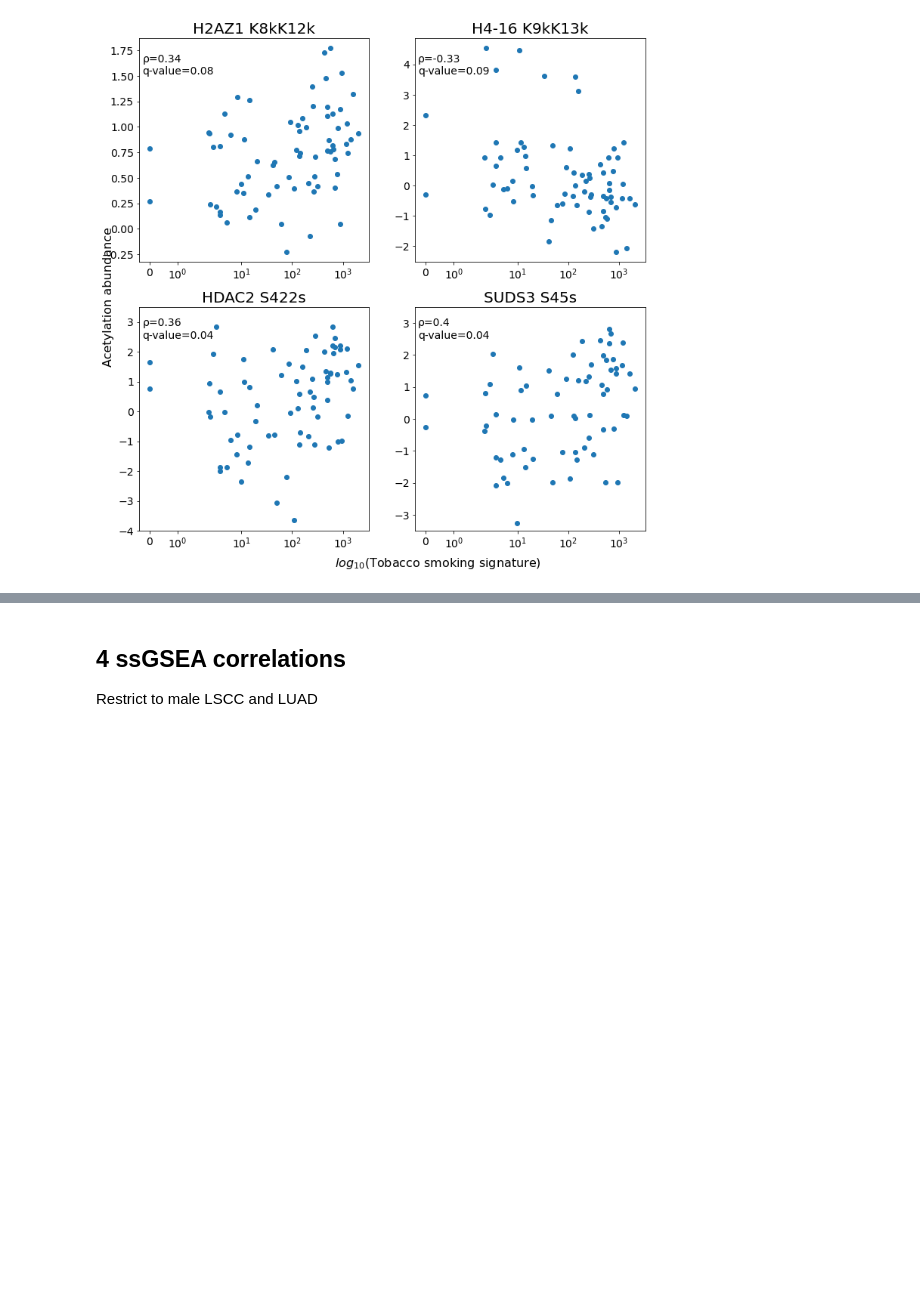
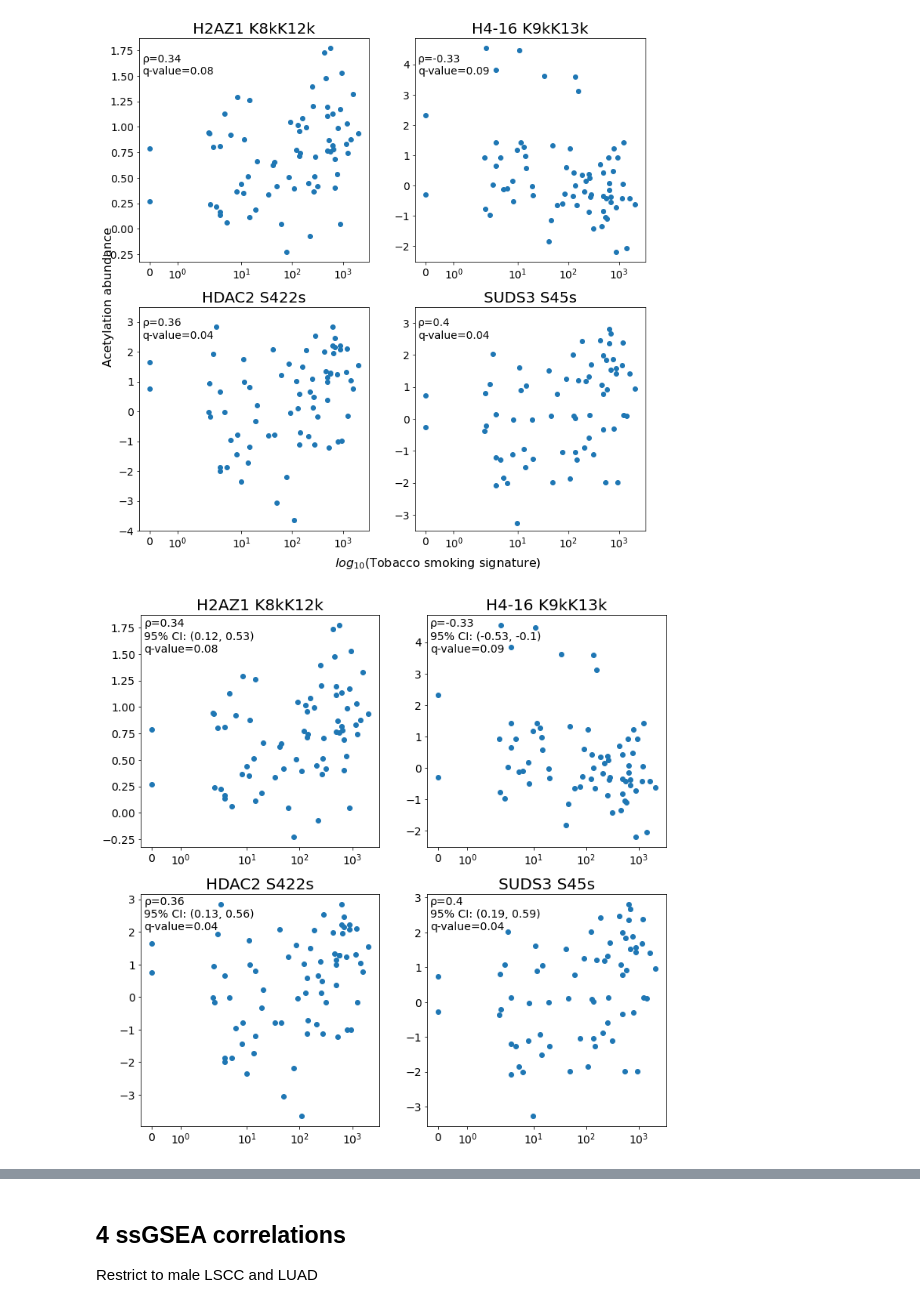
Before and after one commit to getzlab/CPTAC_PanCan_PTM_2023, a Jupyter notebook: Fig5/02_histone_tobacco_analysis_v2.ipynb, the cells around one changed output, grey strips where cells are left out. Cells and saved outputs as stored; diff of their text form; code cells hidden in the pictures; blank space fills up the shorter version.

Commit message:
Figure 5B revisions

```diff
--- a/Fig5/02_histone_tobacco_analysis_v2.ipynb
+++ b/Fig5/02_histone_tobacco_analysis_v2.ipynb
@@ -347,0 +405,78 @@ scatter_fig.savefig("../figures/histone_analysis/smoking_histone_correlations_v2
+# %%
+# Create a confidence interval on the correlation coefficients and p-value
+# Sample with replacement
+scatter_fig, scatter_ax = plt.subplots(ncols=2, nrows=2, figsize=(12,12))
+
+# H2AZ1 K8 K12 acetylation
+include_luad_s = luad_raw_res_acetyl_df.loc[luad_s][asite1].dropna().index
+scatter_ax[0][0].scatter(H_mut.loc[luad_s]['Tobacco Smoking'],
+                         luad_raw_res_acetyl_df.loc[luad_s][asite1])
+geneSymbol = var_map.loc[asite1, 'geneSymbol']
+qvalue = round(luad_corr_df.loc[asite1, 'adj.P.Val'], 2)
+ci = np.percentile(rho_asite1_l, [2.5, 97.5])
+a_corr_asite1, a_p_asite1 = spearmanr(H_mut.loc[include_luad_s]['Tobacco Smoking'].dropna(),
+                                      luad_raw_res_acetyl_df.loc[include_luad_s][asite1].dropna())
+scatter_ax[0][0].set_xscale('symlog')
+scatter_ax[0][0].set_title(f"{geneSymbol} {acetylsites1}", size=20)
+scatter_fig.text(s="ρ={}\n95% CI: ({}, {})\nq-value={}".format(
+    round(a_corr_asite1, 2), round(ci[0], 2), round(ci[1], 2), qvalue),
+                 x=0.13, y=0.825, fontsize=14)
+scatter_ax[0][0].tick_params(axis='x', labelsize=14)
+scatter_ax[0][0].tick_params(axis='y', labelsize=14)
+
+# H2AZ1 K8 K12 acetylation
+include_luad_s = luad_raw_res_acetyl_df.loc[luad_s][asite2].dropna().index
+geneSymbol = var_map.loc[asite2, 'geneSymbol']
+scatter_ax[0][1].scatter(H_mut.loc[luad_s]['Tobacco Smoking'],
+                         luad_raw_res_acetyl_df.loc[luad_s][asite2])
+qvalue = round(luad_corr_df.loc[asite2, 'adj.P.Val'], 2)
+ci = np.percentile(rho_asite2_l, [2.5, 97.5])
+a_corr_asite2, a_p_asite2 = spearmanr(H_mut.loc[include_luad_s]['Tobacco Smoking'].dropna(),
+                                      luad_raw_res_acetyl_df.loc[include_luad_s][asite2].dropna())
+scatter_ax[0][1].set_xscale('symlog')
+scatter_ax[0][1].set_title(f"{geneSymbol} {acetylsites2}", size=20)
+scatter_fig.text(s="ρ={}\n95% CI: ({}, {})\nq-value={}".format(
+    round(a_corr_asite2, 2), round(ci[0], 2), round(ci[1], 2), qvalue),
+                 x=0.552, y=0.825, fontsize=14)
+scatter_ax[0][1].tick_params(axis='x', labelsize=14)
+scatter_ax[0][1].tick_params(axis='y', labelsize=14)
+
+
+# HDAC2 S422 phosphorylation
+include_luad_s = luad_raw_res_phospho_df.loc[luad_s][psite1].dropna().index
+geneSymbol = var_map.loc[psite1, 'geneSymbol']
+scatter_ax[1][0].scatter(H_mut.loc[luad_s]['Tobacco Smoking'],
+                         luad_raw_res_phospho_df.loc[luad_s][psite1])
+qvalue = round(luad_hdac_phospho_res_corr_df.loc[psite1, 'adj.P.Val'], 2)
+ci = np.percentile(rho_psite1_l, [2.5, 97.5])
+a_corr_psite1, a_p_psite1 = spearmanr(H_mut.loc[include_luad_s]['Tobacco Smoking'].dropna(),
+                                      luad_raw_res_phospho_df.loc[include_luad_s][psite1].dropna())
+scatter_ax[1][0].set_xscale('symlog')
+scatter_ax[1][0].set_title(f"{geneSymbol} {phosphosites1}", size=20)
+scatter_fig.text(s="ρ={}\n95% CI: ({}, {})\nq-value={}".format(
+    round(a_corr_psite1, 2), round(ci[0], 2), round(ci[1], 2), qvalue),
+                 x=0.13, y=0.415, fontsize=14)
+scatter_ax[1][0].tick_params(axis='x', labelsize=14)
+scatter_ax[1][0].tick_params(axis='y', labelsize=14)
+
+
+# SUDS3 S45 phosphorlation
+include_luad_s = luad_raw_res_phospho_df.loc[luad_s][psite2].dropna().index
+geneSymbol = var_map.loc[psite2, 'geneSymbol']
+scatter_ax[1][1].scatter(H_mut.loc[luad_s]['Tobacco Smoking'],
+                         luad_raw_res_phospho_df.loc[luad_s][psite2])
+qvalue = round(luad_hdac_phospho_res_corr_df.loc[psite2, 'adj.P.Val'], 2)
+ci = np.percentile(rho_psite2_l, [2.5, 97.5])
+a_corr_psite2, a_p_psite2 = spearmanr(H_mut.loc[include_luad_s]['Tobacco Smoking'].dropna(),
+                                      luad_raw_res_phospho_df.loc[include_luad_s][psite2].dropna())
+scatter_ax[1][1].set_xscale('symlog')
+scatter_ax[1][1].set_title(f"{geneSymbol} {phosphosites2}", size=20)
+scatter_fig.text(s="ρ={}\n95% CI: ({}, {})\nq-value={}".format(
+    round(a_corr_psite2, 2), round(ci[0], 2), round(ci[1], 2), qvalue),
+                 x=0.552, y=0.415, fontsize=14)
+scatter_ax[1][1].tick_params(axis='x', labelsize=14)
+scatter_ax[1][1].tick_params(axis='y', labelsize=14)
+scatter_fig.savefig("../Fig5/figures/Fig5B.pdf",
+                    dpi=100, bbox_inches='tight')
+# %% [output]
+[figure, added]
```
Also changed, not shown: parts of 4 cells of this notebook, 1 other file.
